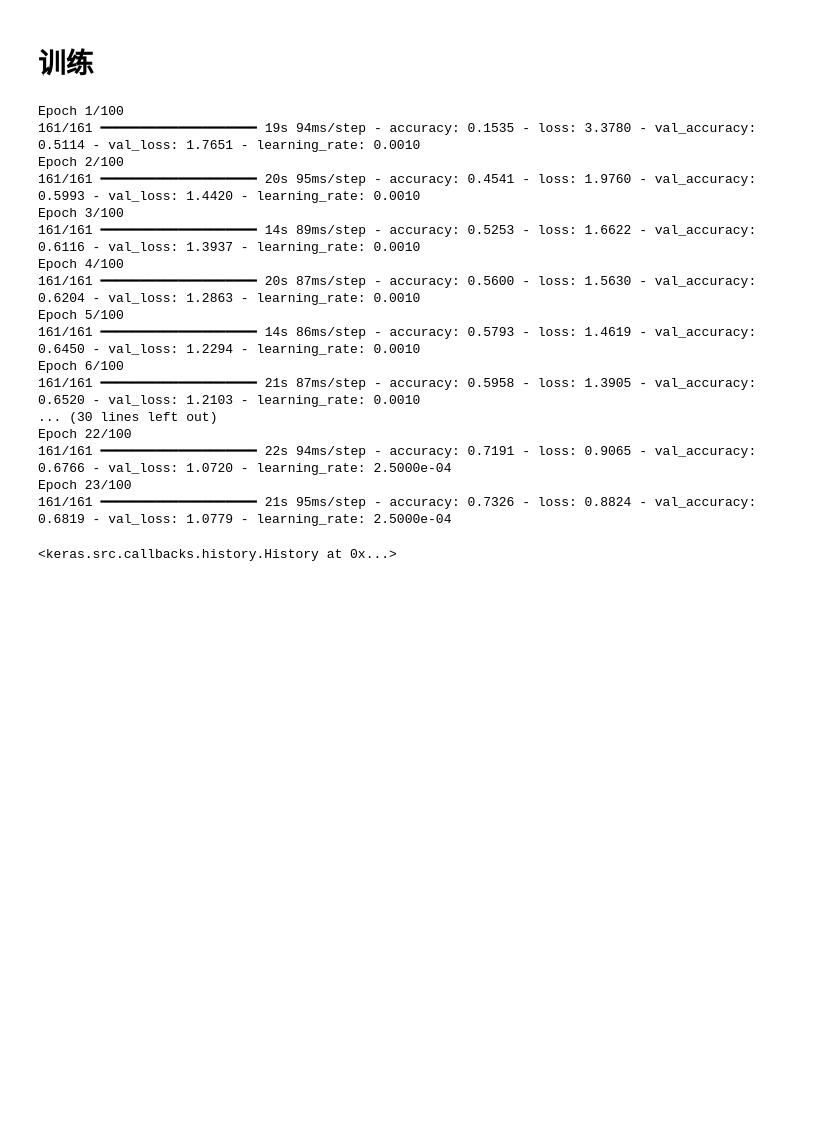
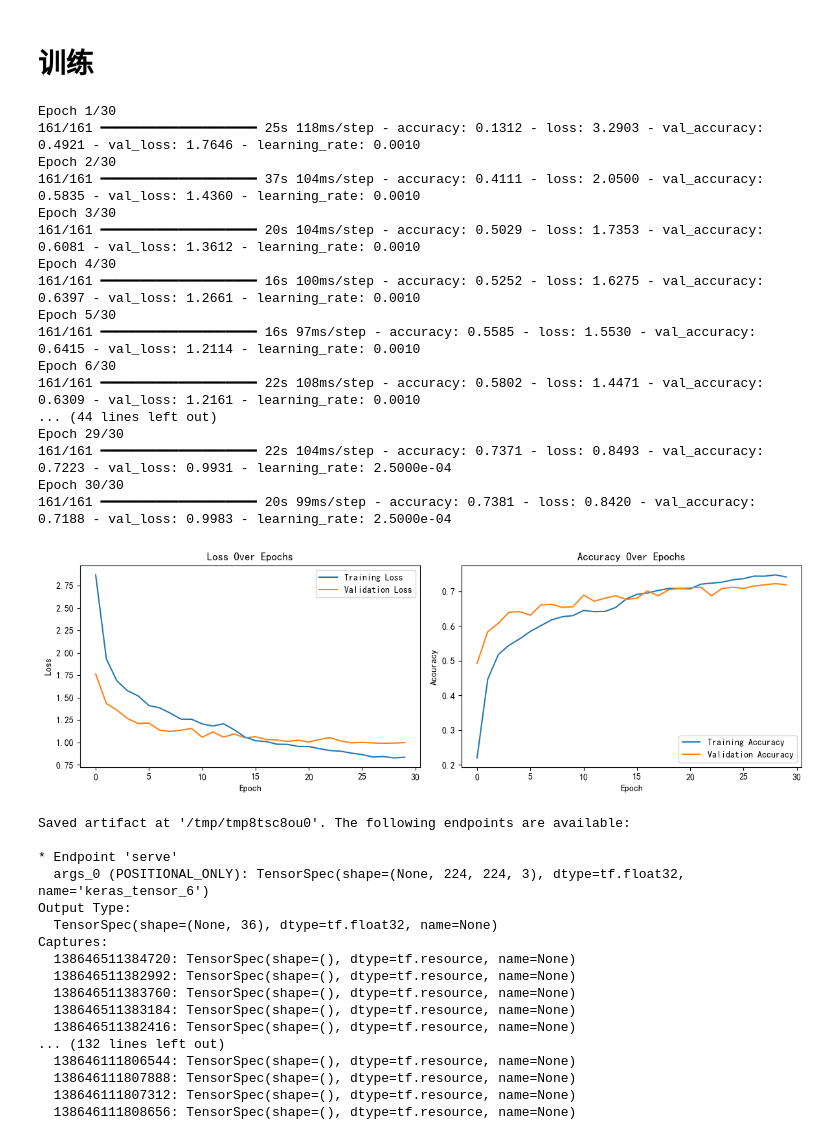
Before and after one commit to caijihuize/Mushroom_Classification, a Jupyter notebook: step2_dataClean.ipynb, the cells around one changed output. Saved outputs shown, nothing was run; the diff lists cells and outputs as text; code cells hidden in the pictures; blank space fills up the shorter version.

```diff
--- a/step2_dataClean.ipynb
+++ b/step2_dataClean.ipynb
@@ -330,10 +330,10 @@ demo_augmentation(sample_batch[3], data_augmentation, NUM_AUG)
 # 常用显示函数
 # %%
 # 训练模型
-def train_model(model, train_dataset=train_dataset, validation_dataset=validation_dataset, epochs=100):
+def train_model(model, train_dataset=train_dataset, validation_dataset=validation_dataset, epochs=30):
     model.compile(optimizer='adam', loss='categorical_crossentropy', metrics=['accuracy'])
 
-    early_stopping = tf.keras.callbacks.EarlyStopping(monitor='val_loss', patience=5, restore_best_weights=True)
+    early_stopping = tf.keras.callbacks.EarlyStopping(monitor='val_loss', patience=6, restore_best_weights=True)
     lr_scheduler = tf.keras.callbacks.ReduceLROnPlateau(monitor='val_loss', factor=0.5, patience=3, min_lr=1e-7)
 
     history = model.fit(train_dataset, epochs=epochs, validation_data=validation_dataset, callbacks=[early_stopping, lr_scheduler])
@@ -453,6 +491,7 @@ def get_MobileNetV1():
   x = pre_trained_model(x)
   x = tf.keras.layers.GlobalAveragePooling2D()(x)
   x = tf.keras.layers.Dropout(0.5)(x)
+  x = tf.keras.layers.Dense(128, activation='relu')(x)
   x = tf.keras.layers.Dense(256, activation='relu')(x)
   predictions = tf.keras.layers.Dense(len(class_names), activation='softmax')(x)
 
@@ -554,23 +596,41 @@ def get_ResNet101():
 # 训练
 # %%
 MobileNetV1 = get_MobileNetV1()
-train_model(MobileNetV1)
+show_history(train_model(MobileNetV1))
+quantize_and_convert_to_tflite(MobileNetV1, "MobileNetV1.tflite")
 # %% [output]
-Epoch 1/100
-161/161 ━━━━━━━━━━━━━━━━━━━━ 19s 94ms/step - accuracy: 0.1535 - loss: 3.3780 - val_accuracy: 0.5114 - val_loss: 1.7651 - learning_rate: 0.0010
-Epoch 2/100
-161/161 ━━━━━━━━━━━━━━━━━━━━ 20s 95ms/step - accuracy: 0.4541 - loss: 1.9760 - val_accuracy: 0.5993 - val_loss: 1.4420 - learning_rate: 0.0010
-Epoch 3/100
-161/161 ━━━━━━━━━━━━━━━━━━━━ 14s 89ms/step - accuracy: 0.5253 - loss: 1.6622 - val_accuracy: 0.6116 - val_loss: 1.3937 - learning_rate: 0.0010
-Epoch 4/100
-161/161 ━━━━━━━━━━━━━━━━━━━━ 20s 87ms/step - accuracy: 0.5600 - loss: 1.5630 - val_accuracy: 0.6204 - val_loss: 1.2863 - learning_rate: 0.0010
-Epoch 5/100
-161/161 ━━━━━━━━━━━━━━━━━━━━ 14s 86ms/step - accuracy: 0.5793 - loss: 1.4619 - val_accuracy: 0.6450 - val_loss: 1.2294 - learning_rate: 0.0010
-Epoch 6/100
-161/161 ━━━━━━━━━━━━━━━━━━━━ 21s 87ms/step - accuracy: 0.5958 - loss: 1.3905 - val_accuracy: 0.6520 - val_loss: 1.2103 - learning_rate: 0.0010
-... (30 lines left out)
-Epoch 22/100
-161/161 ━━━━━━━━━━━━━━━━━━━━ 22s 94ms/step - accuracy: 0.7191 - loss: 0.9065 - val_accuracy: 0.6766 - val_loss: 1.0720 - learning_rate: 2.5000e-04
-Epoch 23/100
-161/161 ━━━━━━━━━━━━━━━━━━━━ 21s 95ms/step - accuracy: 0.7326 - loss: 0.8824 - val_accuracy: 0.6819 - val_loss: 1.0779 - learning_rate: 2.5000e-04
+Epoch 1/30
+161/161 ━━━━━━━━━━━━━━━━━━━━ 25s 118ms/step - accuracy: 0.1312 - loss: 3.2903 - val_accuracy: 0.4921 - val_loss: 1.7646 - learning_rate: 0.0010
+Epoch 2/30
+161/161 ━━━━━━━━━━━━━━━━━━━━ 37s 104ms/step - accuracy: 0.4111 - loss: 2.0500 - val_accuracy: 0.5835 - val_loss: 1.4360 - learning_rate: 0.0010
+Epoch 3/30
+161/161 ━━━━━━━━━━━━━━━━━━━━ 20s 104ms/step - accuracy: 0.5029 - loss: 1.7353 - val_accuracy: 0.6081 - val_loss: 1.3612 - learning_rate: 0.0010
+Epoch 4/30
+161/161 ━━━━━━━━━━━━━━━━━━━━ 16s 100ms/step - accuracy: 0.5252 - loss: 1.6275 - val_accuracy: 0.6397 - val_loss: 1.2661 - learning_rate: 0.0010
+Epoch 5/30
+161/161 ━━━━━━━━━━━━━━━━━━━━ 16s 97ms/step - accuracy: 0.5585 - loss: 1.5530 - val_accuracy: 0.6415 - val_loss: 1.2114 - learning_rate: 0.0010
+Epoch 6/30
+161/161 ━━━━━━━━━━━━━━━━━━━━ 22s 108ms/step - accuracy: 0.5802 - loss: 1.4471 - val_accuracy: 0.6309 - val_loss: 1.2161 - learning_rate: 0.0010
+... (44 lines left out)
+Epoch 29/30
+161/161 ━━━━━━━━━━━━━━━━━━━━ 22s 104ms/step - accuracy: 0.7371 - loss: 0.8493 - val_accuracy: 0.7223 - val_loss: 0.9931 - learning_rate: 2.5000e-04
+Epoch 30/30
+161/161 ━━━━━━━━━━━━━━━━━━━━ 20s 99ms/step - accuracy: 0.7381 - loss: 0.8420 - val_accuracy: 0.7188 - val_loss: 0.9983 - learning_rate: 2.5000e-04
+[figure, added]
-<keras.src.callbacks.history.History at 0x...>
+Saved artifact at '/tmp/tmp8tsc8ou0'. The following endpoints are available:
+
+* Endpoint 'serve'
+  args_0 (POSITIONAL_ONLY): TensorSpec(shape=(None, 224, 224, 3), dtype=tf.float32, name='keras_tensor_6')
+Output Type:
+  TensorSpec(shape=(None, 36), dtype=tf.float32, name=None)
+Captures:
+  138646511384720: TensorSpec(shape=(), dtype=tf.resource, name=None)
+  138646511382992: TensorSpec(shape=(), dtype=tf.resource, name=None)
+  138646511383760: TensorSpec(shape=(), dtype=tf.resource, name=None)
+  138646511383184: TensorSpec(shape=(), dtype=tf.resource, name=None)
+  138646511382416: TensorSpec(shape=(), dtype=tf.resource, name=None)
+... (132 lines left out)
+  138646111806544: TensorSpec(shape=(), dtype=tf.resource, name=None)
+  138646111807888: TensorSpec(shape=(), dtype=tf.resource, name=None)
+  138646111807312: TensorSpec(shape=(), dtype=tf.resource, name=None)
+  138646111808656: TensorSpec(shape=(), dtype=tf.resource, name=None)
```
Also changed, not shown: parts of 16 cells of this notebook.
